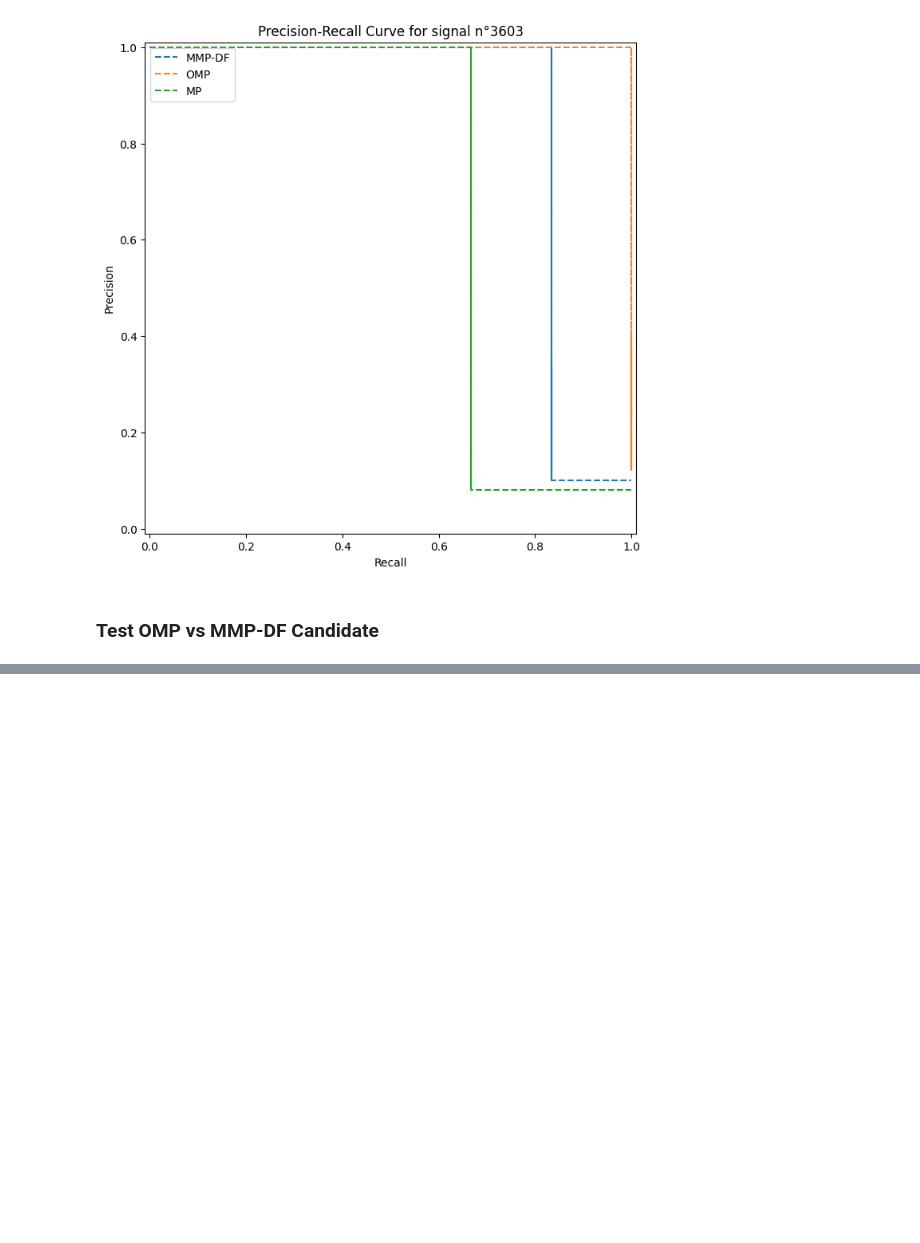
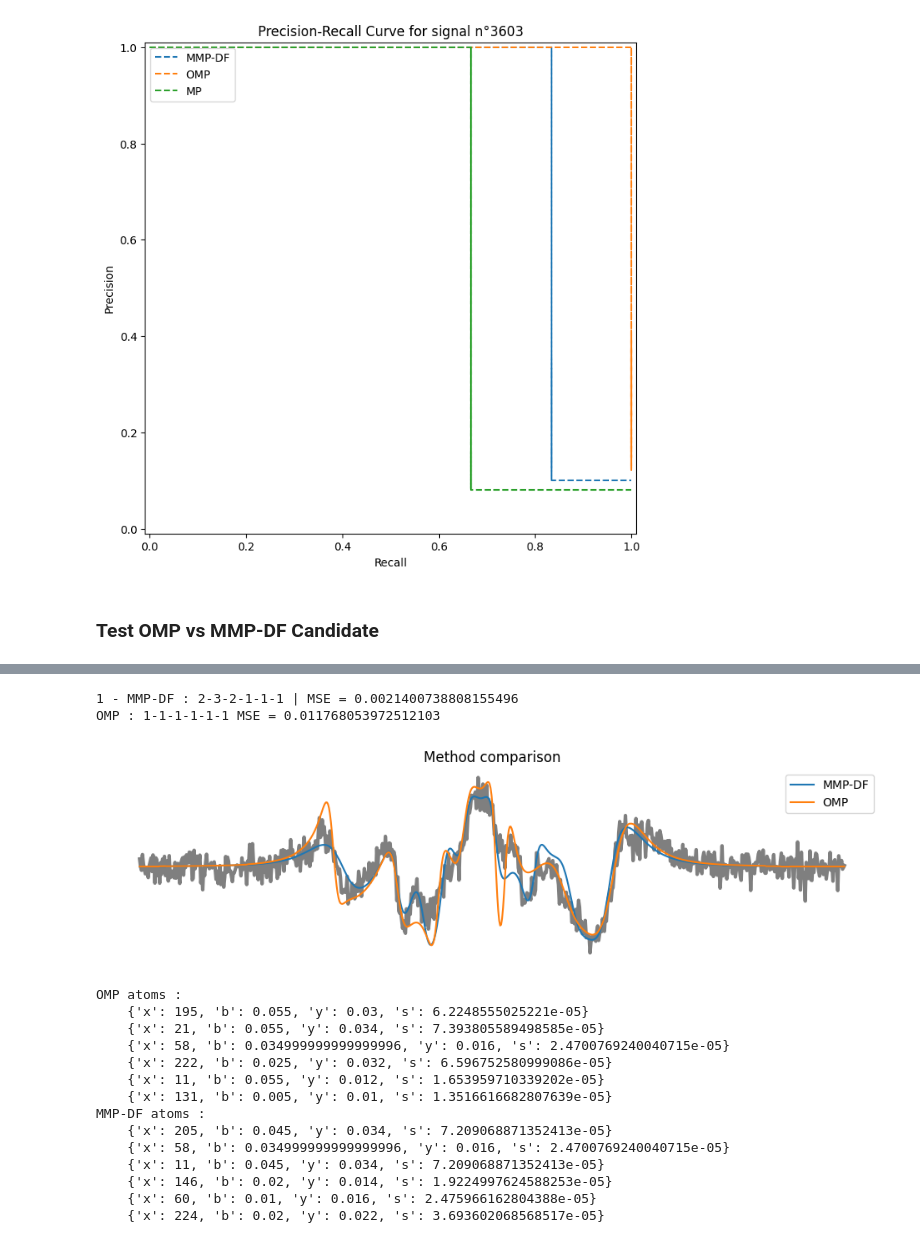
Before and after one commit to yanisgomes/csc, a Jupyter notebook: examples/icassp_prc_debug.ipynb, the cells around one changed output, grey strips where cells are left out. Saved outputs shown, nothing was run; the diff lists cells and outputs as text; code cells hidden in the pictures; blank space fills up the shorter version.

```diff
--- a/examples/icassp_prc_debug.ipynb
+++ b/examples/icassp_prc_debug.ipynb
@@ -92,4 +68,55 @@ MMP-DF : 6 ; OMP : 6
-# %%
-mmp_signal = np.zeros_like(signal_dict['signal'])
-for atom in mmp_cand_atoms :
-    atom_signal = ZS
+# %%
+sparsity = 6
+mmp_cand_atoms = MMPTree.mmpdfCandidateFromMMPTreeDict(mmp_tree_dict, dictionary.getAtomsLength(), signal_dict['signal'], candidate_sparsity=sparsity, verbose=True)
+omp_cand_atoms = MMPTree.ompCandidateFromMMPTreeDict(mmp_tree_dict, signal_dict['signal'], candidate_sparsity=sparsity, verbose=True)
+
+mmp2_atom_signals = []
+for atom_dict in mmp_cand_atoms :
+    zs_atom = ZSAtom.from_dict(atom_dict)
+    zs_atom.padBothSides(signal_length=dictionary.getAtomsLength())
+    zs_atom_signal = zs_atom.getAtomInSignal(signal_length=len(signal_dict['signal']), offset=atom_dict['x'])
+    mmp2_atom_signals.append(zs_atom_signal)
+mmp2_approx = sum(mmp2_atom_signals)
+
+omp_atom_signals = []
+for atom_dict in omp_cand_atoms :
+    zs_atom = ZSAtom.from_dict(atom_dict)
+    zs_atom.padBothSides(signal_length=dictionary.getAtomsLength())
+    zs_atom_signal = zs_atom.getAtomInSignal(signal_length=len(signal_dict['signal']), offset=atom_dict['x'])
+    omp_atom_signals.append(zs_atom_signal)
+omp_approx = sum(omp_atom_signals)
+
+fig, ax = plt.subplots(1, 1, figsize=(12, 3))
+ax.plot(signal_dict['signal'], color='k', lw=3, alpha=0.5)
+ax.plot(mmp2_approx, label="MMP-DF")
+ax.plot(omp_approx, label="OMP")
+ax.set_title('Method comparison')
+plt.legend(loc='best')
+plt.axis('off')
+plt.show()
+
+print(f'OMP atoms :')
+for atom in omp_cand_atoms :
+    print(f'    {atom}')
+
+print(f'MMP-DF atoms :')
+for atom in mmp_cand_atoms :
+    print(f'    {atom}')
+# %% [output]
+1 - MMP-DF : 2-3-2-1-1-1 | MSE = 0.0021400738808155496
+OMP : 1-1-1-1-1-1 MSE = 0.011768053972512103
+[figure, added]
+OMP atoms :
+    {'x': 195, 'b': 0.055, 'y': 0.03, 's': 6.2248555025221e-05}
+    {'x': 21, 'b': 0.055, 'y': 0.034, 's': 7.393805589498585e-05}
+    {'x': 58, 'b': 0.034999999999999996, 'y': 0.016, 's': 2.4700769240040715e-05}
+    {'x': 222, 'b': 0.025, 'y': 0.032, 's': 6.596752580999086e-05}
+    {'x': 11, 'b': 0.055, 'y': 0.012, 's': 1.653959710339202e-05}
+    {'x': 131, 'b': 0.005, 'y': 0.01, 's': 1.3516616682807639e-05}
+MMP-DF atoms :
+    {'x': 205, 'b': 0.045, 'y': 0.034, 's': 7.209068871352413e-05}
+    {'x': 58, 'b': 0.034999999999999996, 'y': 0.016, 's': 2.4700769240040715e-05}
+    {'x': 11, 'b': 0.045, 'y': 0.034, 's': 7.209068871352413e-05}
+    {'x': 146, 'b': 0.02, 'y': 0.014, 's': 1.9224997624588253e-05}
+    {'x': 60, 'b': 0.01, 'y': 0.016, 's': 2.475966162804388e-05}
+    {'x': 224, 'b': 0.02, 'y': 0.022, 's': 3.693602068568517e-05}
```
Also changed, not shown: parts of 5 cells of this notebook, 5 other files.
